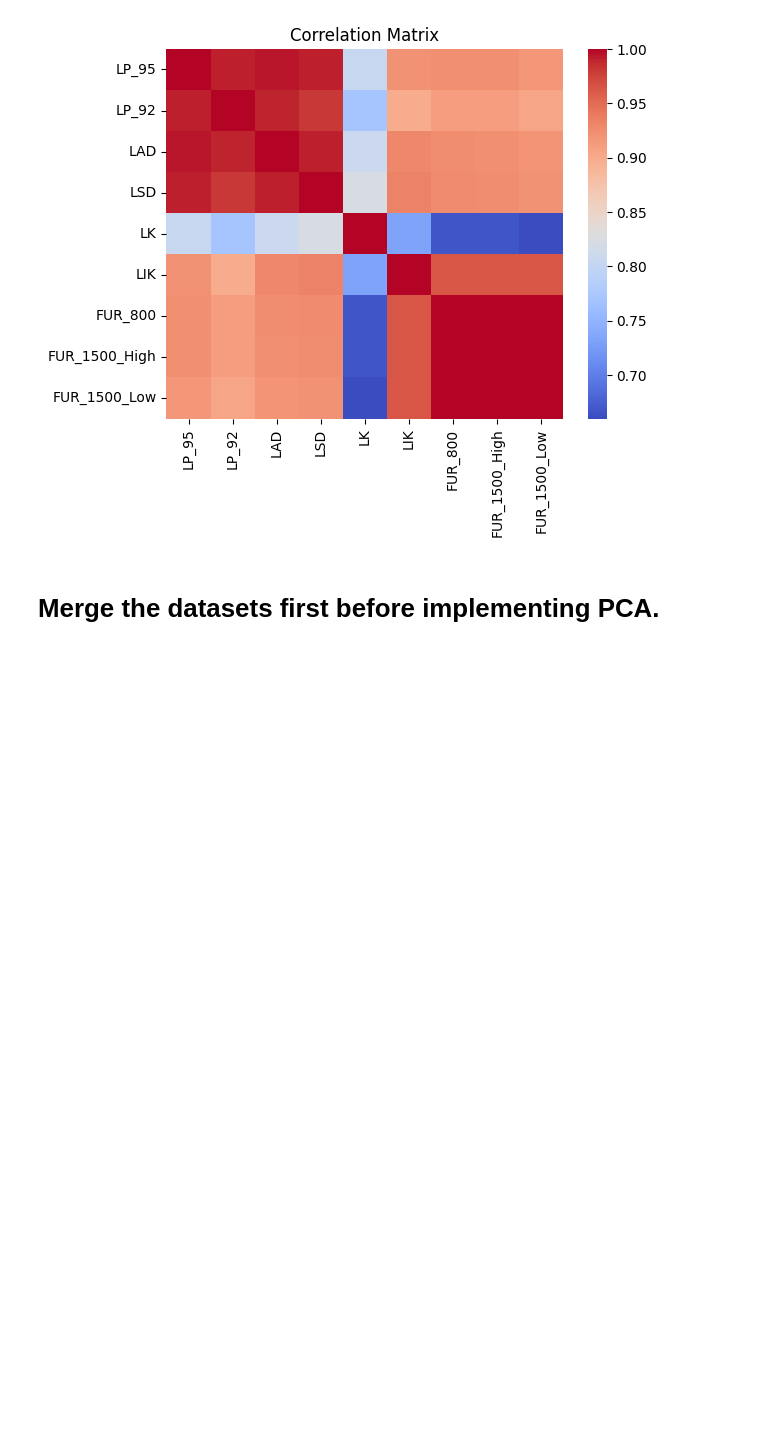
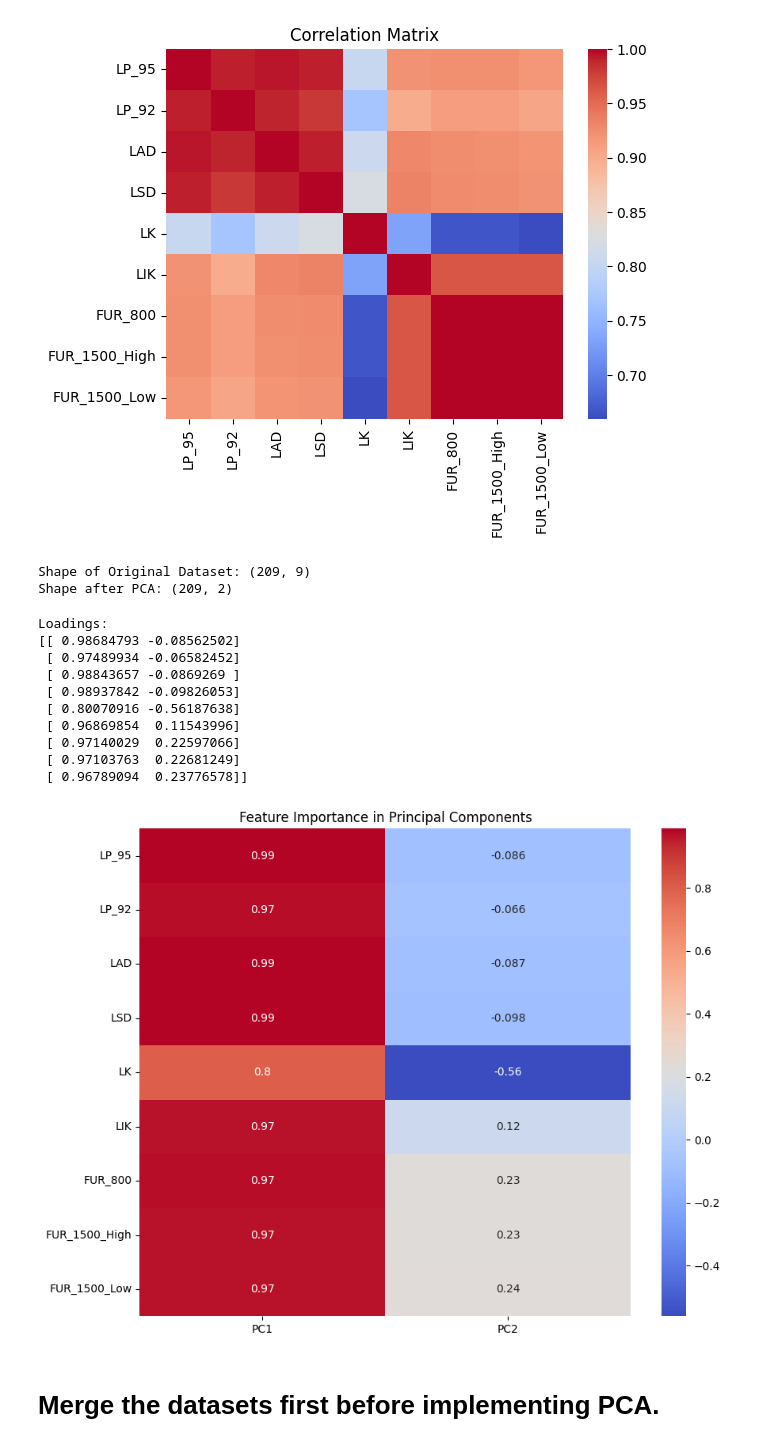
Before and after one commit to DVIlangamge/FYP--Rice-Price-Volatility-Analysis-and-Forecasting, a Jupyter notebook: FYP_Rice_price_predictions.ipynb, the cells around one changed output. Drawn from its saved outputs; the diff is of its cells as text; code cells hidden in the pictures; blank space fills up the shorter version.

```diff
--- a/FYP_Rice_price_predictions.ipynb
+++ b/FYP_Rice_price_predictions.ipynb
@@ -1885,3 +1906,45 @@ final_fuel_price = final_fuel_price.drop(
     errors='ignore'
 )
 final_fuel_price.columns'''
+# %%
+fuel_data = final_fuel_price.select_dtypes(include=['int64', 'float64'])
+
+from sklearn.preprocessing import StandardScaler
+from sklearn.decomposition import PCA
+
+X = StandardScaler().fit_transform(fuel_data)
+pca = PCA(n_components= 0.95)
+fuel_pc = pca.fit_transform(X)
+
+print("Shape of Original Dataset:", fuel_data.shape)
+print("Shape after PCA:", fuel_pc.shape)
+# %% [output]
+Shape of Original Dataset: (209, 9)
+Shape after PCA: (209, 2)
+# %%
+#Computing PCA loadings
+loadings = pca.components_.T * np.sqrt(pca.explained_variance_)
+#Printing the loadings
+print("Loadings:")
+print(loadings)
+
+import matplotlib.pyplot as plt
+
+#Creating the heatmap
+plt.figure(figsize=(10, 8))
+sns.heatmap(loadings, annot=True, cmap='coolwarm', xticklabels=['PC1', 'PC2'],
+            yticklabels=fuel_data.columns)
+plt.title('Feature Importance in Principal Components')
+plt.show()
+# %% [output]
+Loadings:
+[[ 0.98684793 -0.08562502]
+ [ 0.97489934 -0.06582452]
+ [ 0.98843657 -0.0869269 ]
+ [ 0.98937842 -0.09826053]
+ [ 0.80070916 -0.56187638]
+ [ 0.96869854  0.11543996]
+ [ 0.97140029  0.22597066]
+ [ 0.97103763  0.22681249]
+ [ 0.96789094  0.23776578]]
+[figure, added]
```
Also changed, not shown: parts of 72 cells of this notebook.
